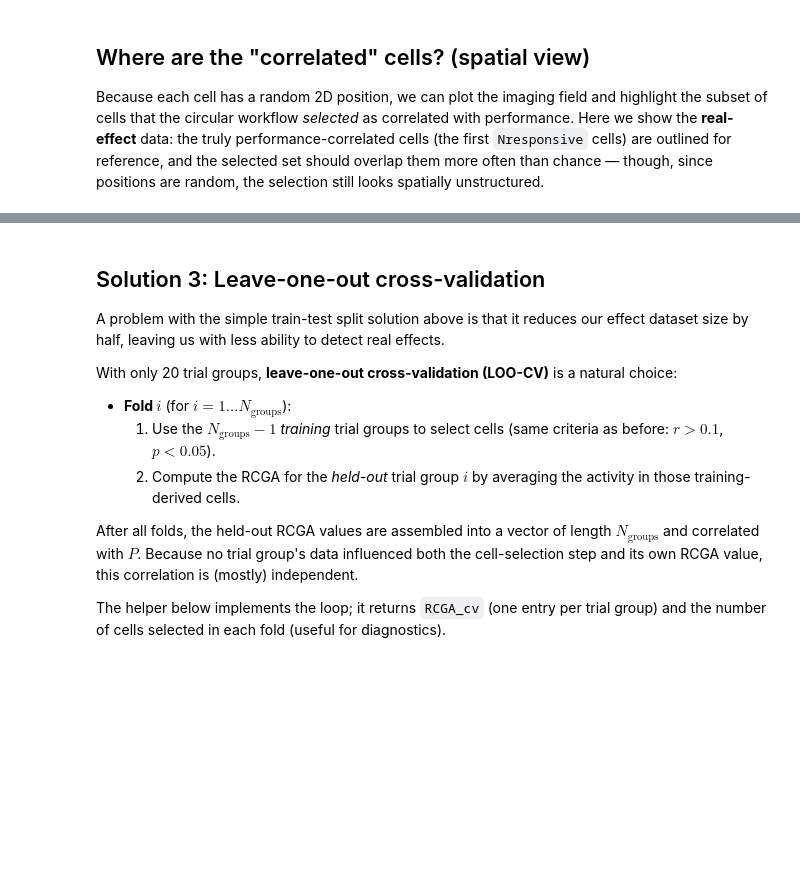
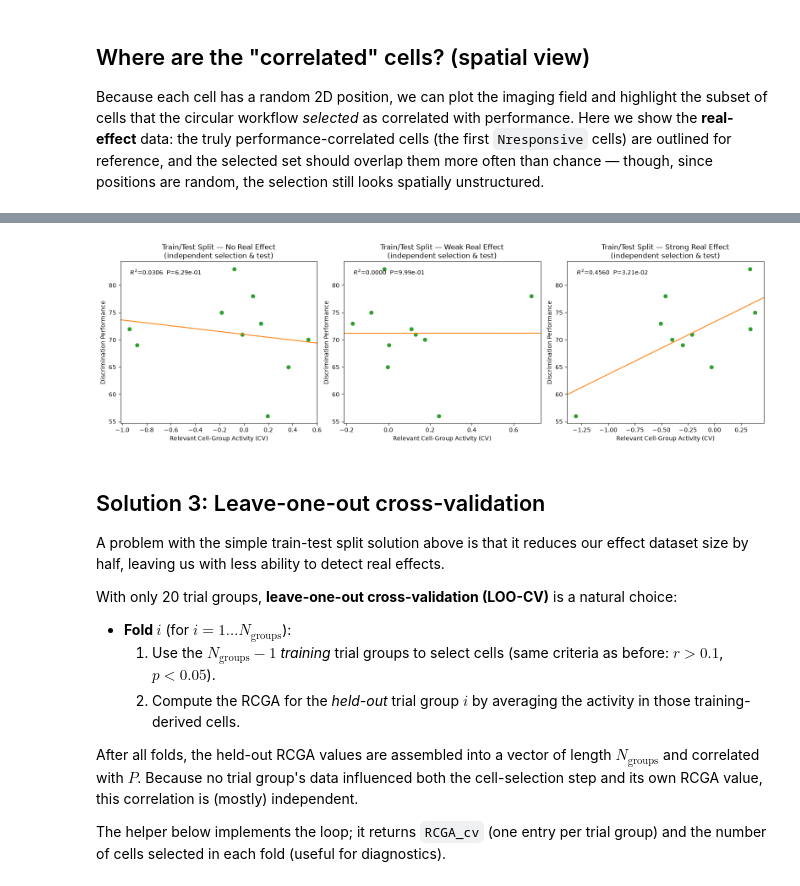
Before and after one commit to AllenSWDB/SWDB_2026_Good_Analysis, a Jupyter notebook: code/pam_workshop/Version1Sample_VisBehavior.ipynb, the cells around one changed output, grey strips where cells are left out. Drawn from its saved outputs; the diff is of its cells as text; code cells hidden in the pictures; blank space fills up the shorter version.

```diff
--- a/code/pam_workshop/Version1Sample_VisBehavior.ipynb
+++ b/code/pam_workshop/Version1Sample_VisBehavior.ipynb
@@ -680,16 +659,30 @@ print(f"  Folds with ≥1 cell selected : {np.sum(np.array(ncells_real_strong) >
 # %%
-# plot the results for LOO-CV - no effect, weak effect, strong effect
+# Plot the train/test split results — no effect, weak effect, strong effect
 fig, axes = plt.subplots(1, 3, figsize=(16, 5))
 
-annotate_corr_cv(axes[0], RCGA_cv_null, Perf,
-                 "LOO-CV — No Real Effect\n(independent selection & test)")
-annotate_corr_cv(axes[1], RCGA_cv_real, Perf,
-                 "LOO-CV — With Weak Real Effect\n(independent selection & test)")
-annotate_corr_cv(axes[2], RCGA_cv_real_strong, Perf,
-                 "LOO-CV — With Strong Real Effect\n(independent selection & test)")
+panels = [
+    (rcga_test_null, Perf_test_null, "No Real Effect"),
+    (None if split_real is None else split_real[0],
+     None if split_real is None else split_real[1], "Weak Real Effect"),
+    (None if split_real_strong is None else split_real_strong[0],
+     None if split_real_strong is None else split_real_strong[1], "Strong Real Effect"),
+]
+
+for ax, (rcga, perf, label) in zip(axes, panels):
+    title = f"Train/Test Split — {label}\n(independent selection & test)"
+    if rcga is None or np.size(rcga) < 3:
+        ax.set_title(title)
+        ax.text(0.5, 0.5, "too few selected cells", ha="center", va="center",
+                transform=ax.transAxes)
+        ax.set_xlabel("Relevant Cell-Group Activity (test half)")
+        ax.set_ylabel("Discrimination Performance")
+    else:
+        annotate_corr_cv(ax, rcga, perf, title)
 
 plt.tight_layout()
 plt.show()
+# %% [output]
+[figure, added]
 # %% [markdown]
 ## Solution 3: Leave-one-out cross-validation
 A problem with the simple train-test split solution above is that it reduces our effect dataset size by half, leaving us with less ability to detect real effects.
```
Also changed, not shown: parts of 23 cells of this notebook.
